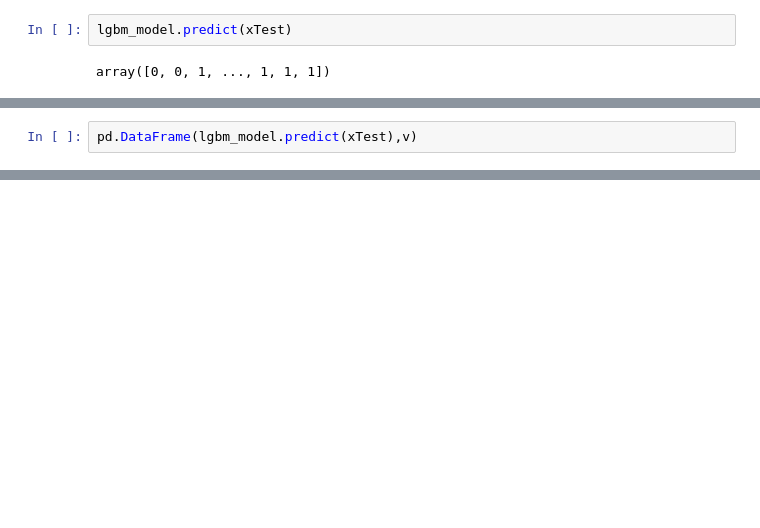
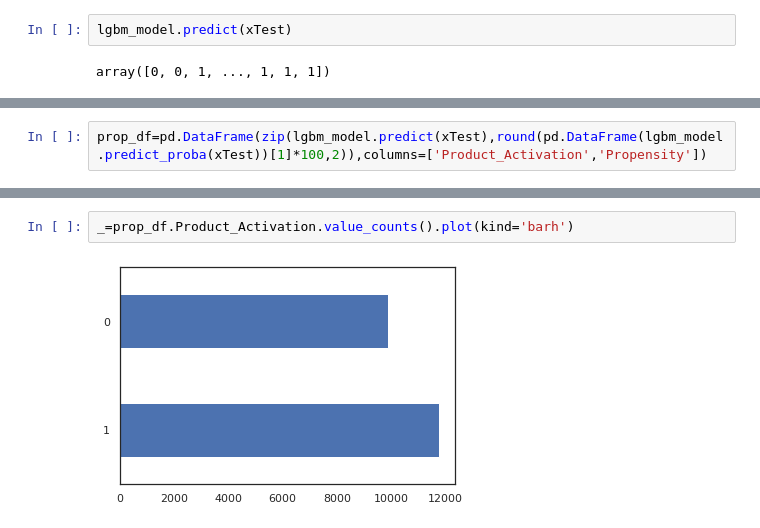
Before and after one commit to vkharatmal/Propensity-score, a Jupyter notebook: Pipelined.ipynb, the cells around one changed output, grey strips where cells are left out. Saved outputs shown, nothing was run; the diff lists cells and outputs as text; blank space fills up the shorter version.

```diff
--- a/Pipelined.ipynb
+++ b/Pipelined.ipynb
@@ -219,2 +196,2 @@ v=pd.DataFrame(lgbm_model.predict_proba(xTest))[1]
 # %%
-pd.DataFrame(lgbm_model.predict(xTest),v)
+prop_df=pd.DataFrame(zip(lgbm_model.predict(xTest),round(pd.DataFrame(lgbm_model.predict_proba(xTest))[1]*100,2)),columns=['Product_Activation','Propensity'])
@@ -235,0 +214,4 @@ pd.DataFrame(lgbm_model.predict(xTest),v)
+# %%
+_=prop_df.Product_Activation.value_counts().plot(kind='barh')
+# %% [output]
+[figure, added]
```
Also changed, not shown: parts of 45 cells of this notebook.
